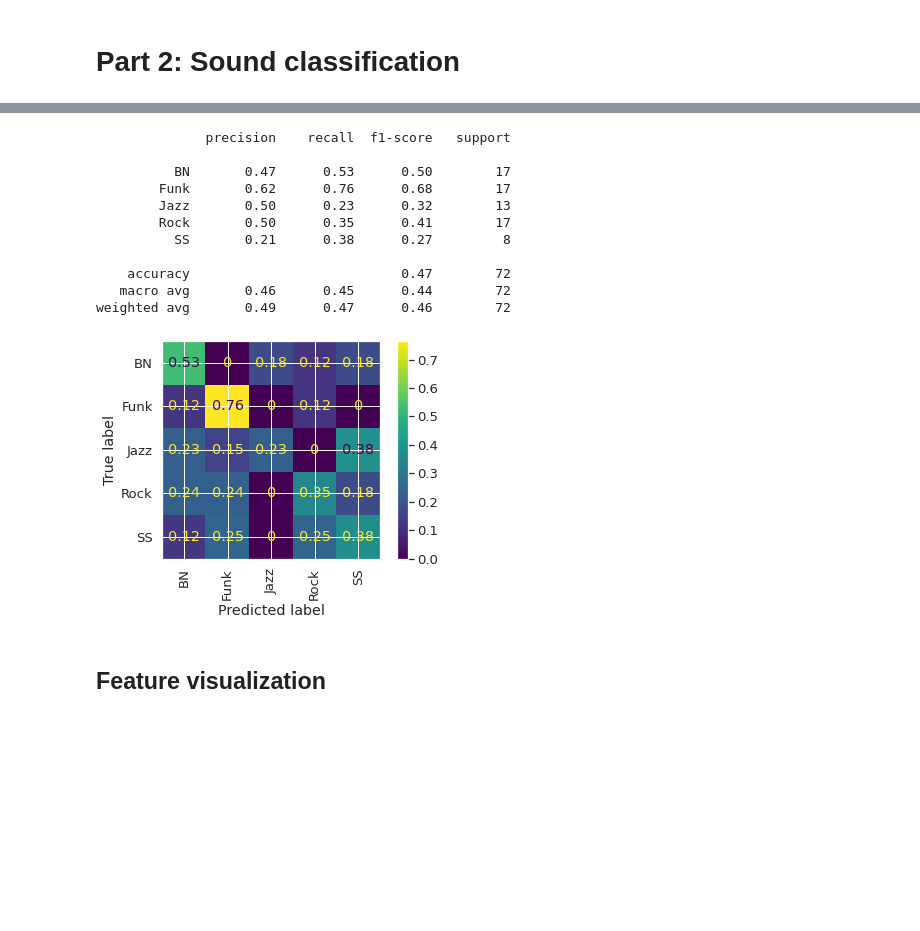
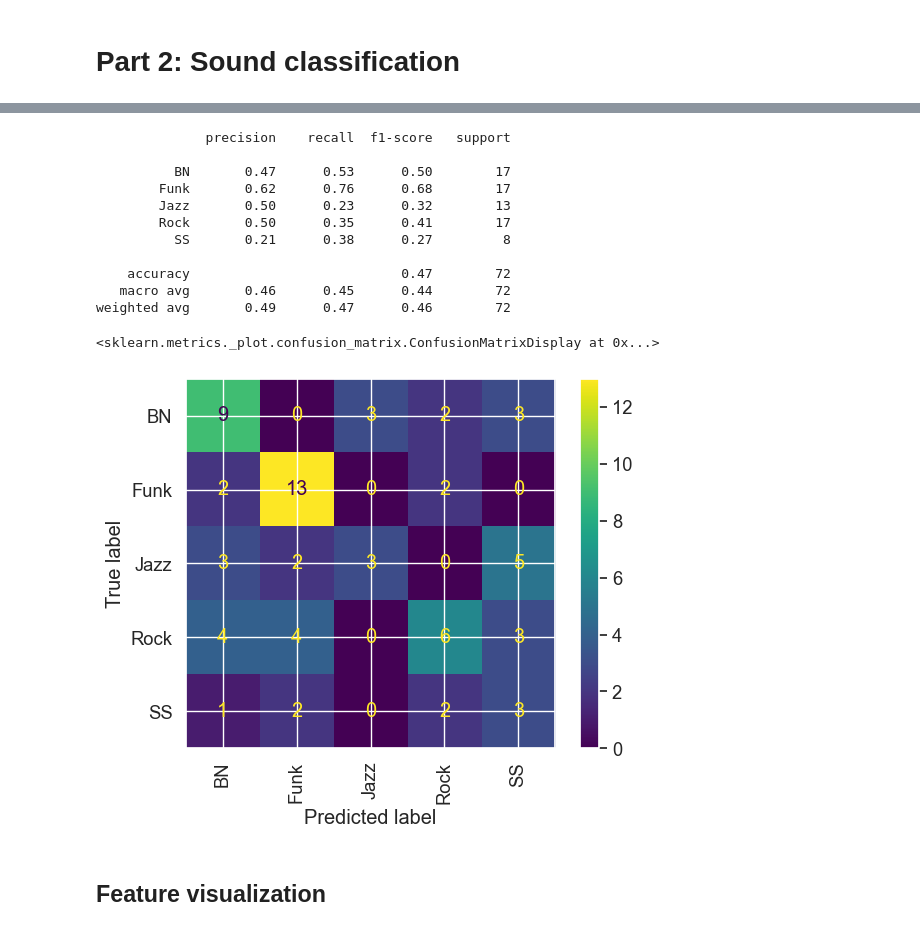
Before and after one commit to francescopapaleo/classifiers, a Jupyter notebook: 04-Guitarset_feature_extraction_classification.ipynb, the cells around one changed output, grey strips where cells are left out. Saved outputs shown, nothing was run; the diff lists cells and outputs as text; code cells hidden in the pictures; blank space fills up the shorter version.

```diff
--- a/04-Guitarset_feature_extraction_classification.ipynb
+++ b/04-Guitarset_feature_extraction_classification.ipynb
@@ -273,7 +294,7 @@ import csv
 # Extracting features and writing in data.csv file in the segments folder
 #  each line in the data.csv file represents a sample with features and the class information as the last element
 
-data_file = '/content/drive/MyDrive/MIR/guitarset/sample_data/data.csv'
+data_file = 'data/processed/data.csv'
 file_count = 0
 with open(data_file, 'w') as writer:
     #adding column names as the first line in csv
@@ -610,35 +677,35 @@ y_train = encoder.fit_transform(y_train_text)
 # Since the encoder is already fit, we can now transform our test set labels as well
 y_test = encoder.transform(y_test_text)
 # %%
-# Our classifier is a "pipeline": scaling followed by KNN
+# Your classifier and training process
 clf = make_pipeline(StandardScaler(), KNeighborsClassifier(n_neighbors=1))
-
-# Fit all stages of the pipeline to our training data
 clf.fit(X_train, y=y_train)
-
-# How well does our 1-Nearest neighbor model work?
 y_pred = clf.predict(X_test)
 
-# Compare our predictions to the true labels in y_test
+# Classification report
 report = classification_report(y_test, y_pred, target_names=encoder.classes_)
-
 print(report)
 
-# Finally, plot a confusion matrix showing how mistakes are distributed
-plot_confusion_matrix(clf, X_test, y_test, display_labels=encoder.classes_, xticks_rotation='vertical', normalize='true');
+# Compute the confusion matrix
+cm = confusion_matrix(y_test, y_pred)
+
+# Display the confusion matrix using ConfusionMatrixDisplay
+disp = ConfusionMatrixDisplay(confusion_matrix=cm, display_labels=encoder.classes_)
+disp.plot(xticks_rotation='vertical')
 # %% [output]
               precision    recall  f1-score   support
 
           BN       0.47      0.53      0.50        17
         Funk       0.62      0.76      0.68        17
         Jazz       0.50      0.23      0.32        13
         Rock       0.50      0.35      0.41        17
           SS       0.21      0.38      0.27         8
 
     accuracy                           0.47        72
    macro avg       0.46      0.45      0.44        72
 weighted avg       0.49      0.47      0.46        72
+<sklearn.metrics._plot.confusion_matrix.ConfusionMatrixDisplay at 0x...>
-[figure, old version]
+[figure, new version]
 # %% [markdown]
 ## Feature visualization
 # %%
```
Also changed, not shown: parts of 37 cells of this notebook, 10 other files.
